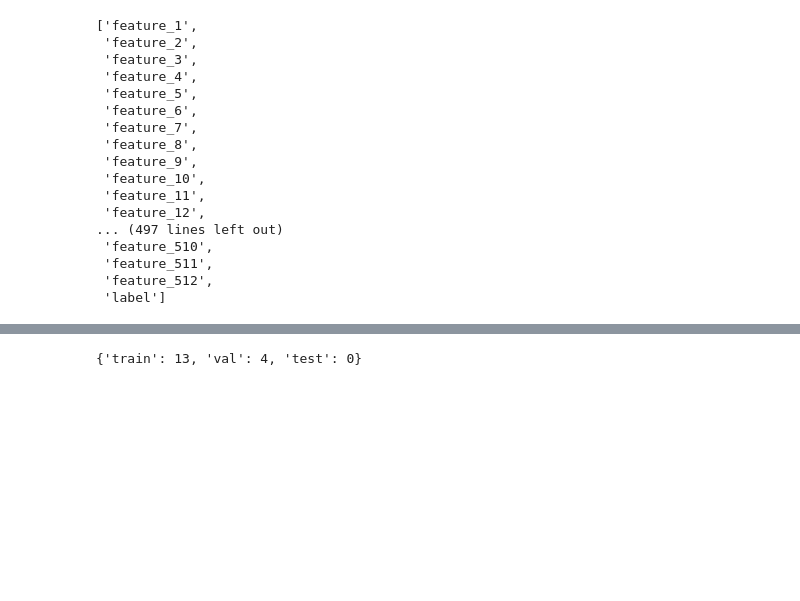
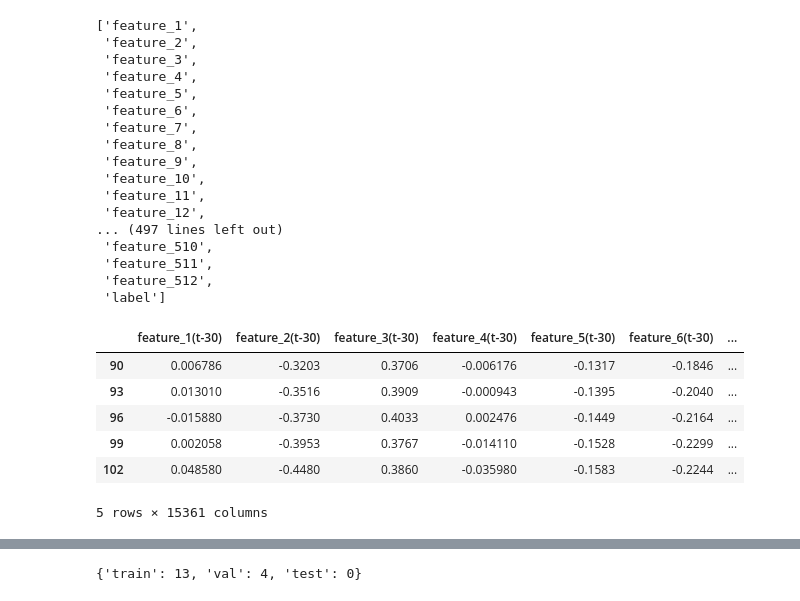
Before and after one commit to SoengSaravit/abnormal-human-action-detection-python, a Jupyter notebook: notebooks/transformer_model_training.ipynb, the cells around one changed output, grey strips where cells are left out. Cells and saved outputs as stored; diff of their text form; code cells hidden in the pictures; blank space fills up the shorter version.

```diff
--- a/notebooks/transformer_model_training.ipynb
+++ b/notebooks/transformer_model_training.ipynb
@@ -211,6 +211,16 @@ for subset in subsets:
 
     skip_info[subset] = n_skip
     df_by_subset[subset] = pd.concat(df_tmp_list)
+# %%
+df_by_subset['train'].head()
+# %% [output]
+|  | feature_1(t-30) | feature_2(t-30) | feature_3(t-30) | feature_4(t-30) | feature_5(t-30) | feature_6(t-30) | ... |
+| 90 | 0.006786 | -0.3203 | 0.3706 | -0.006176 | -0.1317 | -0.1846 | ... |
+| 93 | 0.013010 | -0.3516 | 0.3909 | -0.000943 | -0.1395 | -0.2040 | ... |
+| 96 | -0.015880 | -0.3730 | 0.4033 | 0.002476 | -0.1449 | -0.2164 | ... |
+| 99 | 0.002058 | -0.3953 | 0.3767 | -0.014110 | -0.1528 | -0.2299 | ... |
+| 102 | 0.048580 | -0.4480 | 0.3860 | -0.035980 | -0.1583 | -0.2244 | ... |
+5 rows × 15361 columns
 # %%
 # Check number of samples per subset
 for key in df_by_subset.keys():
```
Also changed, not shown: parts of 26 cells of this notebook, 5 other files.
